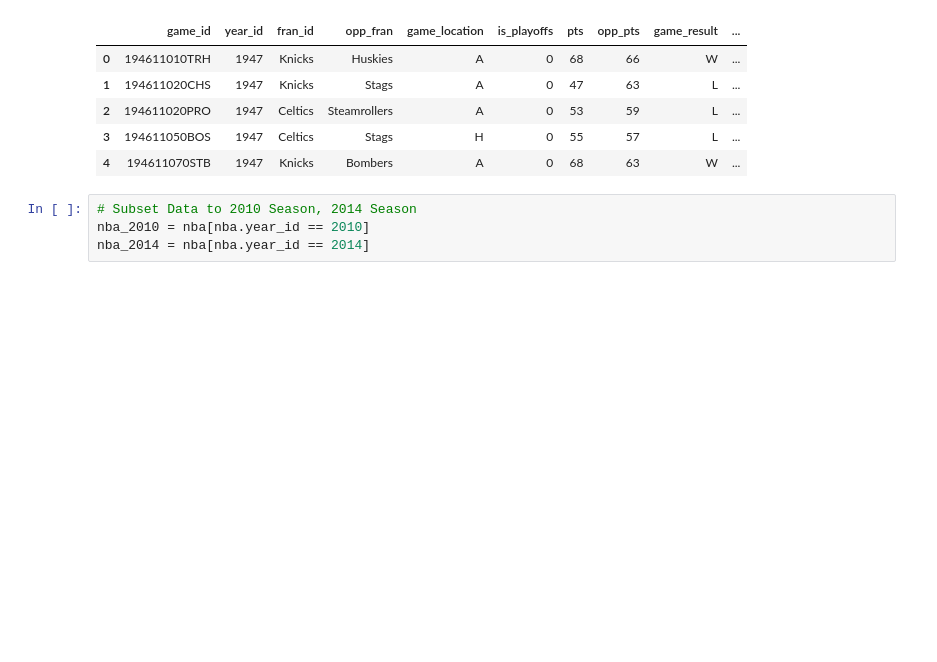
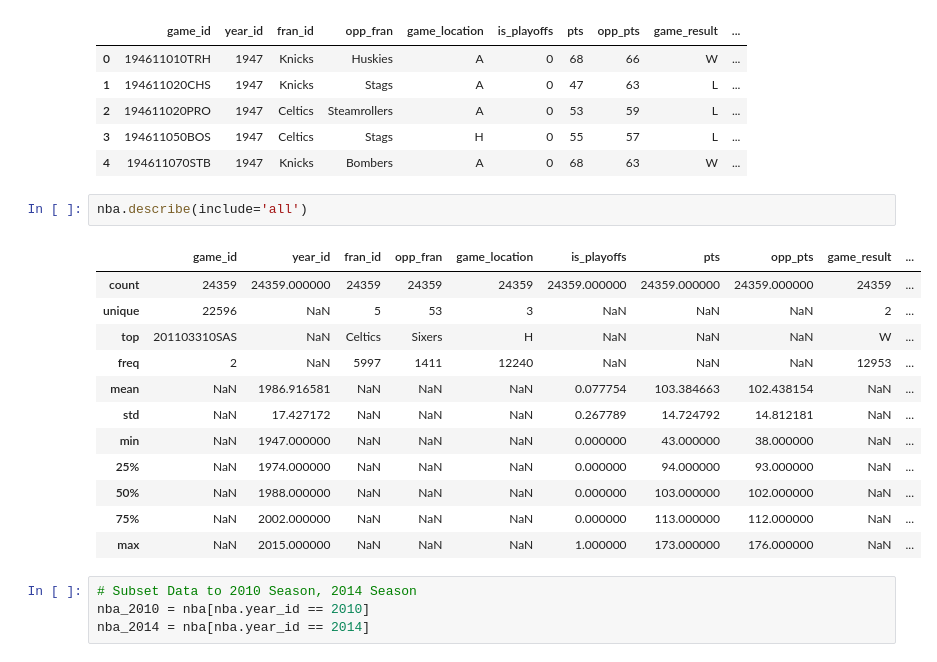
Before and after one commit to LiZoMark841619/Balazs1982, a Jupyter notebook: Jupyter_files/Codecademy_Projects/NBA/Codecademy_NBA_Trends_Project/Codecademy_NBA_Trends_Project.ipynb, the cells around one changed output. Drawn from its saved outputs; the diff is of its cells as text; blank space fills up the shorter version.

```diff
--- a/Jupyter_files/Codecademy_Projects/NBA/Codecademy_NBA_Trends_Project/Codecademy_NBA_Trends_Project.ipynb
+++ b/Jupyter_files/Codecademy_Projects/NBA/Codecademy_NBA_Trends_Project/Codecademy_NBA_Trends_Project.ipynb
@@ -29,6 +29,21 @@ nba.head()
 | 2 | 194611020PRO | 1947 | Celtics | Steamrollers | A | 0 | 53 | 59 | L | ... |
 | 3 | 194611050BOS | 1947 | Celtics | Stags | H | 0 | 55 | 57 | L | ... |
 | 4 | 194611070STB | 1947 | Knicks | Bombers | A | 0 | 68 | 63 | W | ... |
+# %%
+nba.describe(include='all')
+# %% [output]
+|  | game_id | year_id | fran_id | opp_fran | game_location | is_playoffs | pts | opp_pts | game_result | ... |
+| count | 24359 | 24359.000000 | 24359 | 24359 | 24359 | 24359.000000 | 24359.000000 | 24359.000000 | 24359 | ... |
+| unique | 22596 | NaN | 5 | 53 | 3 | NaN | NaN | NaN | 2 | ... |
+| top | 201103310SAS | NaN | Celtics | Sixers | H | NaN | NaN | NaN | W | ... |
+| freq | 2 | NaN | 5997 | 1411 | 12240 | NaN | NaN | NaN | 12953 | ... |
+| mean | NaN | 1986.916581 | NaN | NaN | NaN | 0.077754 | 103.384663 | 102.438154 | NaN | ... |
+| std | NaN | 17.427172 | NaN | NaN | NaN | 0.267789 | 14.724792 | 14.812181 | NaN | ... |
+| min | NaN | 1947.000000 | NaN | NaN | NaN | 0.000000 | 43.000000 | 38.000000 | NaN | ... |
+| 25% | NaN | 1974.000000 | NaN | NaN | NaN | 0.000000 | 94.000000 | 93.000000 | NaN | ... |
+| 50% | NaN | 1988.000000 | NaN | NaN | NaN | 0.000000 | 103.000000 | 102.000000 | NaN | ... |
+| 75% | NaN | 2002.000000 | NaN | NaN | NaN | 0.000000 | 113.000000 | 112.000000 | NaN | ... |
+| max | NaN | 2015.000000 | NaN | NaN | NaN | 1.000000 | 173.000000 | 176.000000 | NaN | ... |
 # %%
 # Subset Data to 2010 Season, 2014 Season
 nba_2010 = nba[nba.year_id == 2010]
```
Also changed, not shown: parts of 10 cells of this notebook.
